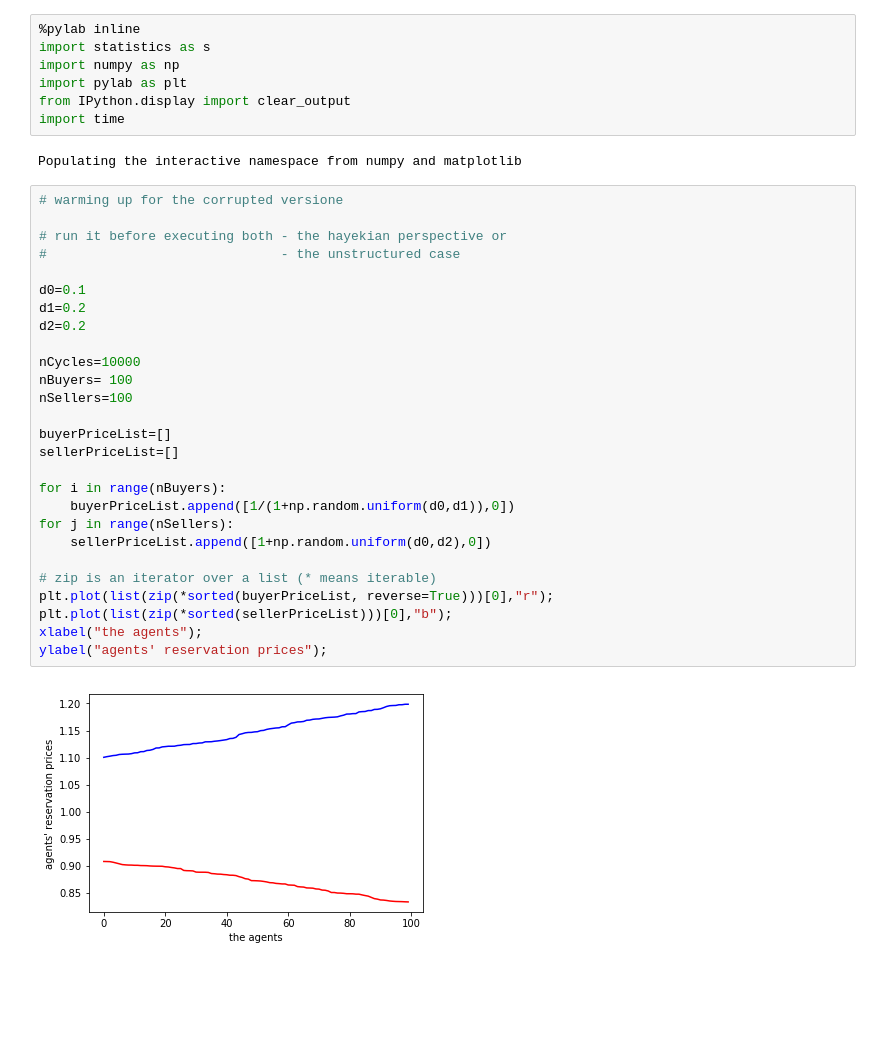
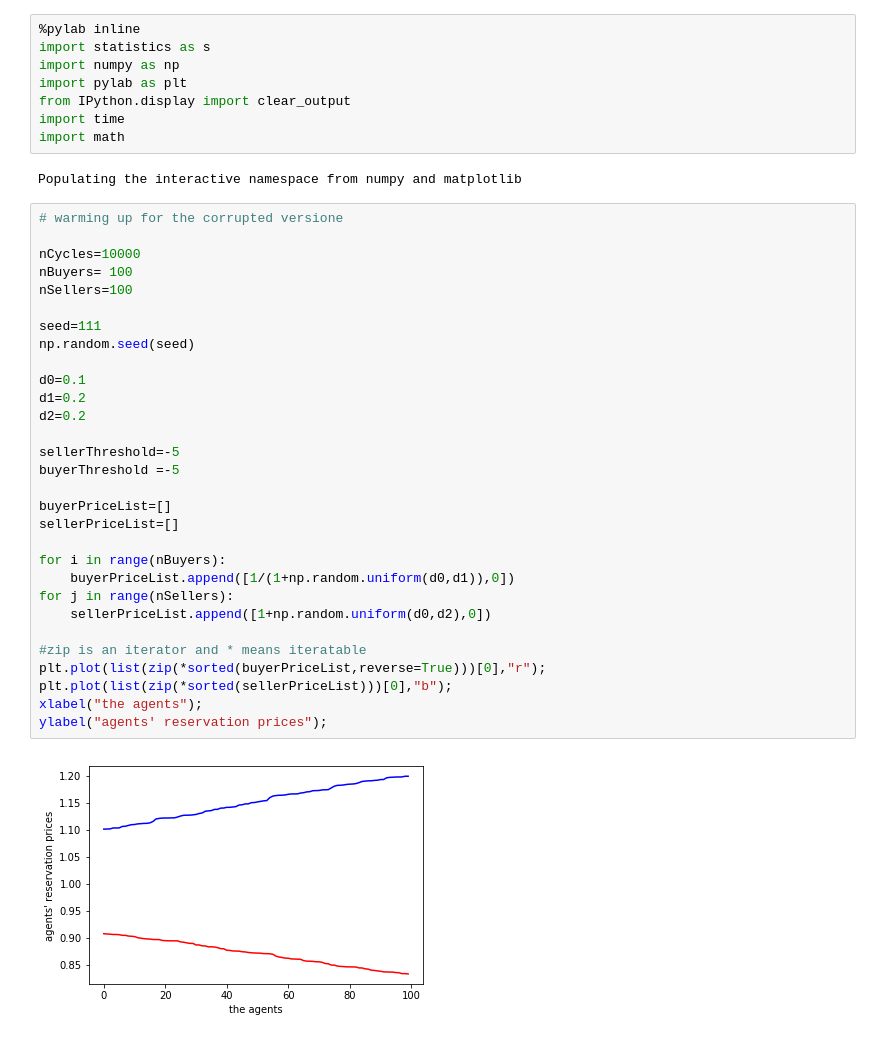
Before and after one commit to terna/microHayekianMarket, a Jupyter notebook: microCorruptedHayekianMarket.ipynb, the cells around one changed output. Saved outputs shown, nothing was run; the diff lists cells and outputs as text; blank space fills up the shorter version.

```diff
--- a/microCorruptedHayekianMarket.ipynb
+++ b/microCorruptedHayekianMarket.ipynb
@@ -27,37 +35,41 @@ import numpy as np
 import pylab as plt
 from IPython.display import clear_output
 import time
+import math
 # %% [output]
 Populating the interactive namespace from numpy and matplotlib
 # %%
 # warming up for the corrupted versione
 
-# run it before executing both - the hayekian perspective or
-#                              - the unstructured case
+nCycles=10000
+nBuyers= 100
+nSellers=100
+
+seed=111
+np.random.seed(seed)
 
 d0=0.1
 d1=0.2
 d2=0.2
 
-nCycles=10000
-nBuyers= 100
-nSellers=100
+sellerThreshold=-5
+buyerThreshold =-5
 
 buyerPriceList=[]
 sellerPriceList=[]
 
 for i in range(nBuyers):
     buyerPriceList.append([1/(1+np.random.uniform(d0,d1)),0])
 for j in range(nSellers):
     sellerPriceList.append([1+np.random.uniform(d0,d2),0])
 
-# zip is an iterator over a list (* means iterable)
-plt.plot(list(zip(*sorted(buyerPriceList, reverse=True)))[0],"r");
+#zip is an iterator and * means iteratable
+plt.plot(list(zip(*sorted(buyerPriceList,reverse=True)))[0],"r");
 plt.plot(list(zip(*sorted(sellerPriceList)))[0],"b");
 xlabel("the agents");
 ylabel("agents' reservation prices");
 # %% [output]
-[figure, old version]
+[figure, new version]
 # %%
 # corrupted hayekian perspective
 meanPrice_ts=[]
```
Also changed, not shown: parts of 3 cells of this notebook.
